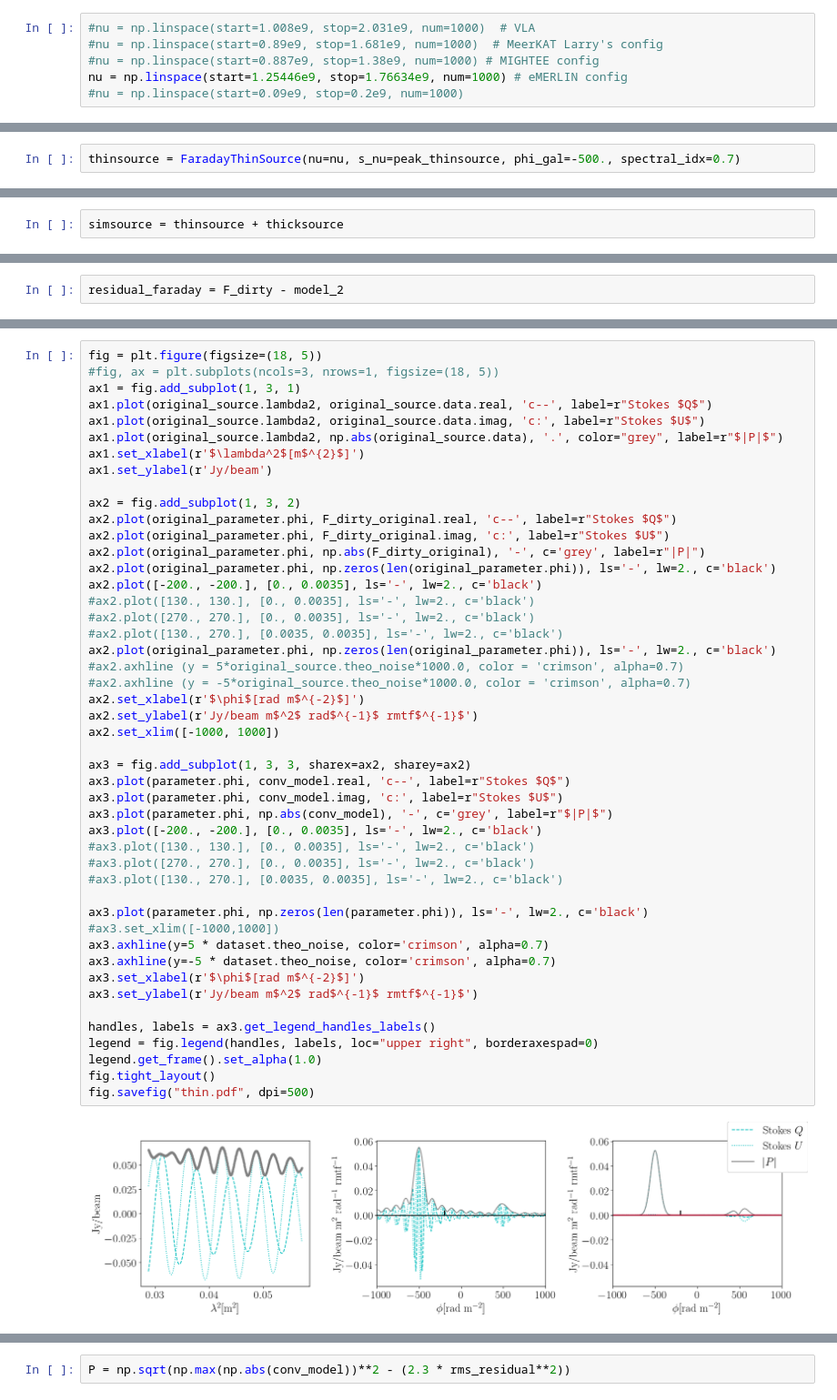
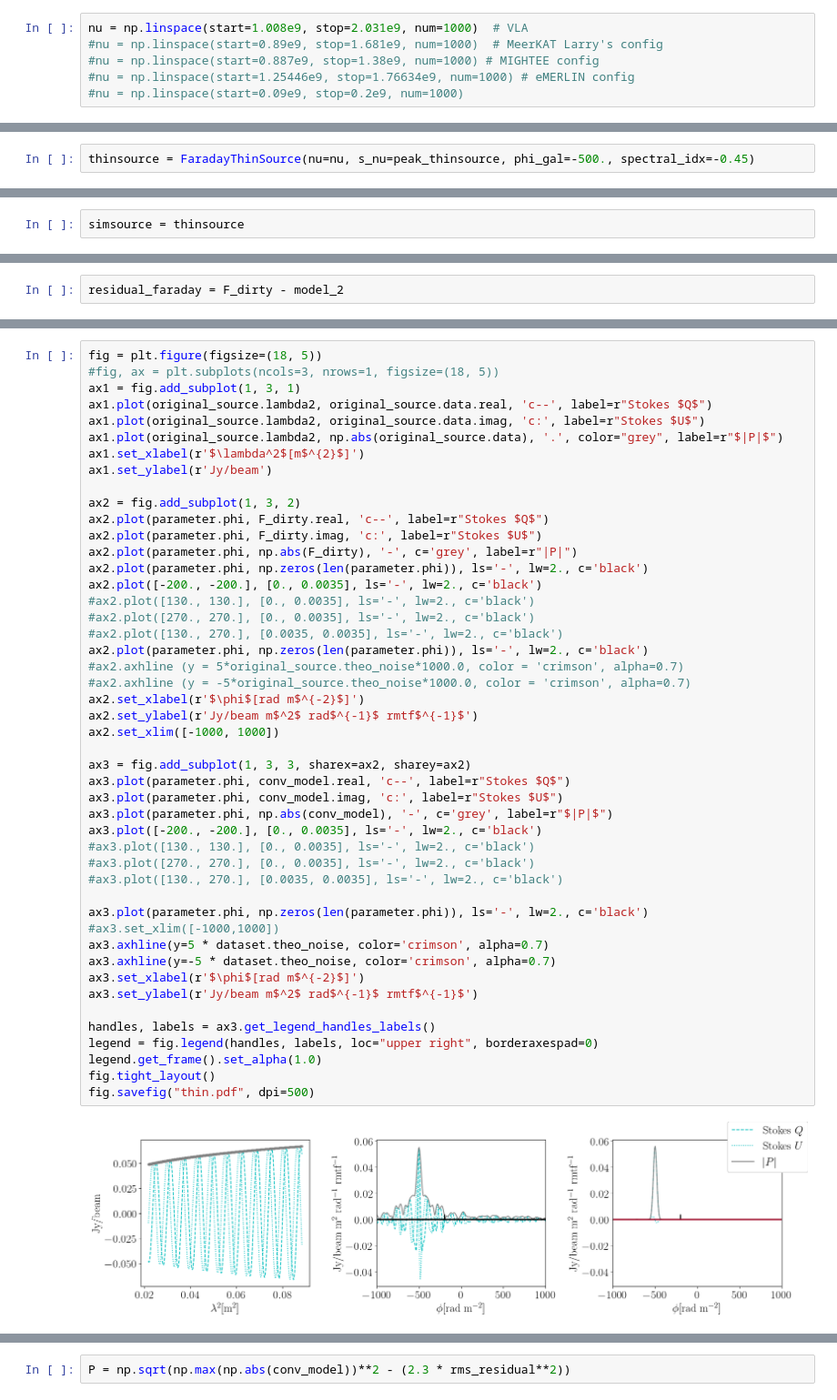
Before and after one commit to miguelcarcamov/cs-romer-notebooks, a Jupyter notebook: framework_simulation_scenario1.ipynb, the cells around one changed output, grey strips where cells are left out. Shown at 91% size. Drawn from its saved outputs; the diff is of its cells as text.

```diff
--- a/framework_simulation_scenario1.ipynb
+++ b/framework_simulation_scenario1.ipynb
@@ -87,10 +87,10 @@ def aicbic(residuals, x):
 # %%
 np.random.seed(666)
 # %%
-#nu = np.linspace(start=1.008e9, stop=2.031e9, num=1000)  # VLA
+nu = np.linspace(start=1.008e9, stop=2.031e9, num=1000)  # VLA
 #nu = np.linspace(start=0.89e9, stop=1.681e9, num=1000)  # MeerKAT Larry's config
 #nu = np.linspace(start=0.887e9, stop=1.38e9, num=1000) # MIGHTEE config
-nu = np.linspace(start=1.25446e9, stop=1.76634e9, num=1000) # eMERLIN config
+#nu = np.linspace(start=1.25446e9, stop=1.76634e9, num=1000) # eMERLIN config
 #nu = np.linspace(start=0.09e9, stop=0.2e9, num=1000)
 # %%
 flux_max = 0.0668622  # Jy/beam at 1.27962918 GHz
@@ -108,7 +108,7 @@ array([0.0555036 , 0.06669743], dtype=float32)
 peak_thinsource = p_sources[0]
 peak_thicksource = p_sources[1]
 # %%
-thinsource = FaradayThinSource(nu=nu, s_nu=peak_thinsource, phi_gal=-500., spectral_idx=0.7)
+thinsource = FaradayThinSource(nu=nu, s_nu=peak_thinsource, phi_gal=-500., spectral_idx=-0.45)
 # %%
 #140 JVLA
 # 95 MeerKAT
@@ -119,7 +119,7 @@ thicksource = FaradayThickSource(
 thinsource.simulate()
 thicksource.simulate()
 # %%
-simsource = thinsource + thicksource
+simsource = thinsource
 # %%
 #simsource.l2_ref = simsource.calculate_l2ref()
 # %%
@@ -500,44 +500,44 @@ ax1.set_xlabel(r'$\lambda^2$[m$^{2}$]')
 ax1.set_ylabel(r'Jy/beam')
 
 ax2 = fig.add_subplot(1, 3, 2)
-ax2.plot(original_parameter.phi, F_dirty_original.real, 'c--', label=r"Stokes $Q$")
-ax2.plot(original_parameter.phi, F_dirty_original.imag, 'c:', label=r"Stokes $U$")
-ax2.plot(original_parameter.phi, np.abs(F_dirty_original), '-', c='grey', label=r"|P|")
-ax2.plot(original_parameter.phi, np.zeros(len(original_parameter.phi)), ls='-', lw=2., c='black')
+ax2.plot(parameter.phi, F_dirty.real, 'c--', label=r"Stokes $Q$")
+ax2.plot(parameter.phi, F_dirty.imag, 'c:', label=r"Stokes $U$")
+ax2.plot(parameter.phi, np.abs(F_dirty), '-', c='grey', label=r"|P|")
+ax2.plot(parameter.phi, np.zeros(len(parameter.phi)), ls='-', lw=2., c='black')
 ax2.plot([-200., -200.], [0., 0.0035], ls='-', lw=2., c='black')
 #ax2.plot([130., 130.], [0., 0.0035], ls='-', lw=2., c='black')
 #ax2.plot([270., 270.], [0., 0.0035], ls='-', lw=2., c='black')
 #ax2.plot([130., 270.], [0.0035, 0.0035], ls='-', lw=2., c='black')
-ax2.plot(original_parameter.phi, np.zeros(len(original_parameter.phi)), ls='-', lw=2., c='black')
+ax2.plot(parameter.phi, np.zeros(len(parameter.phi)), ls='-', lw=2., c='black')
 #ax2.axhline (y = 5*original_source.theo_noise*1000.0, color = 'crimson', alpha=0.7)
 #ax2.axhline (y = -5*original_source.theo_noise*1000.0, color = 'crimson', alpha=0.7)
 ax2.set_xlabel(r'$\phi$[rad m$^{-2}$]')
 ax2.set_ylabel(r'Jy/beam m$^2$ rad$^{-1}$ rmtf$^{-1}$')
 ax2.set_xlim([-1000, 1000])
 
 ax3 = fig.add_subplot(1, 3, 3, sharex=ax2, sharey=ax2)
 ax3.plot(parameter.phi, conv_model.real, 'c--', label=r"Stokes $Q$")
 ax3.plot(parameter.phi, conv_model.imag, 'c:', label=r"Stokes $U$")
 ax3.plot(parameter.phi, np.abs(conv_model), '-', c='grey', label=r"$|P|$")
 ax3.plot([-200., -200.], [0., 0.0035], ls='-', lw=2., c='black')
 #ax3.plot([130., 130.], [0., 0.0035], ls='-', lw=2., c='black')
 #ax3.plot([270., 270.], [0., 0.0035], ls='-', lw=2., c='black')
 #ax3.plot([130., 270.], [0.0035, 0.0035], ls='-', lw=2., c='black')
 
 ax3.plot(parameter.phi, np.zeros(len(parameter.phi)), ls='-', lw=2., c='black')
 #ax3.set_xlim([-1000,1000])
 ax3.axhline(y=5 * dataset.theo_noise, color='crimson', alpha=0.7)
 ax3.axhline(y=-5 * dataset.theo_noise, color='crimson', alpha=0.7)
 ax3.set_xlabel(r'$\phi$[rad m$^{-2}$]')
 ax3.set_ylabel(r'Jy/beam m$^2$ rad$^{-1}$ rmtf$^{-1}$')
 
 handles, labels = ax3.get_legend_handles_labels()
 legend = fig.legend(handles, labels, loc="upper right", borderaxespad=0)
 legend.get_frame().set_alpha(1.0)
 fig.tight_layout()
 fig.savefig("thin.pdf", dpi=500)
 # %% [output]
-[figure, old version]
+[figure, new version]
 # %%
 plt.plot(parameter.phi, residual_faraday.real, 'c--', label=r"Stokes $Q$")
 plt.plot(parameter.phi, residual_faraday.imag, 'c:', label=r"Stokes $U$")
```
Also changed, not shown: parts of 37 cells of this notebook, 1 other file.
